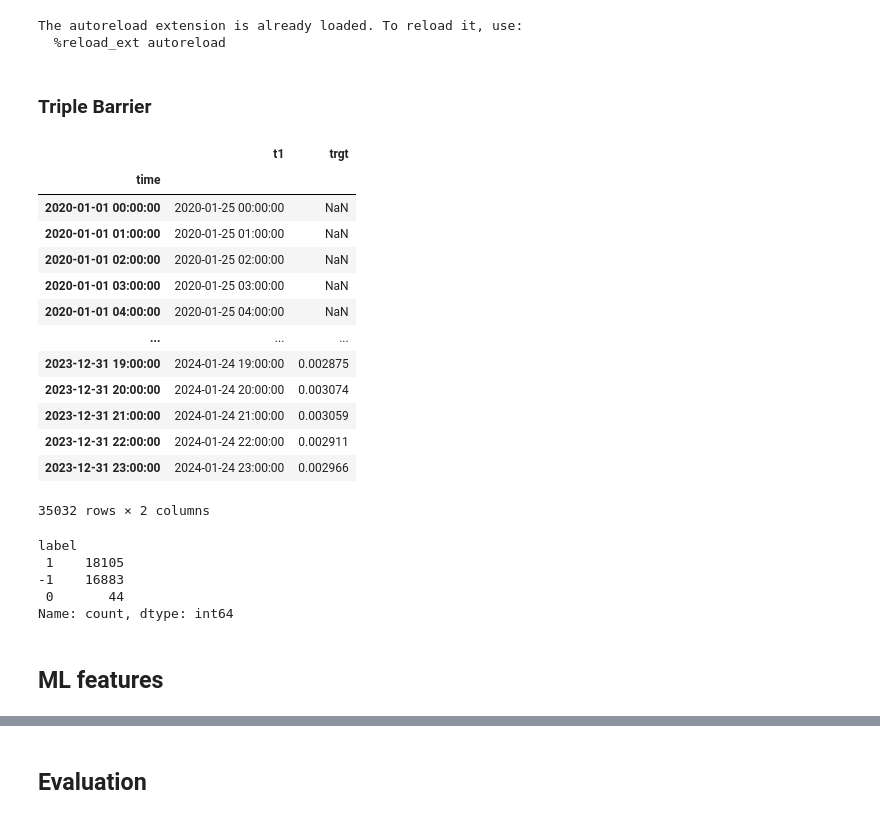
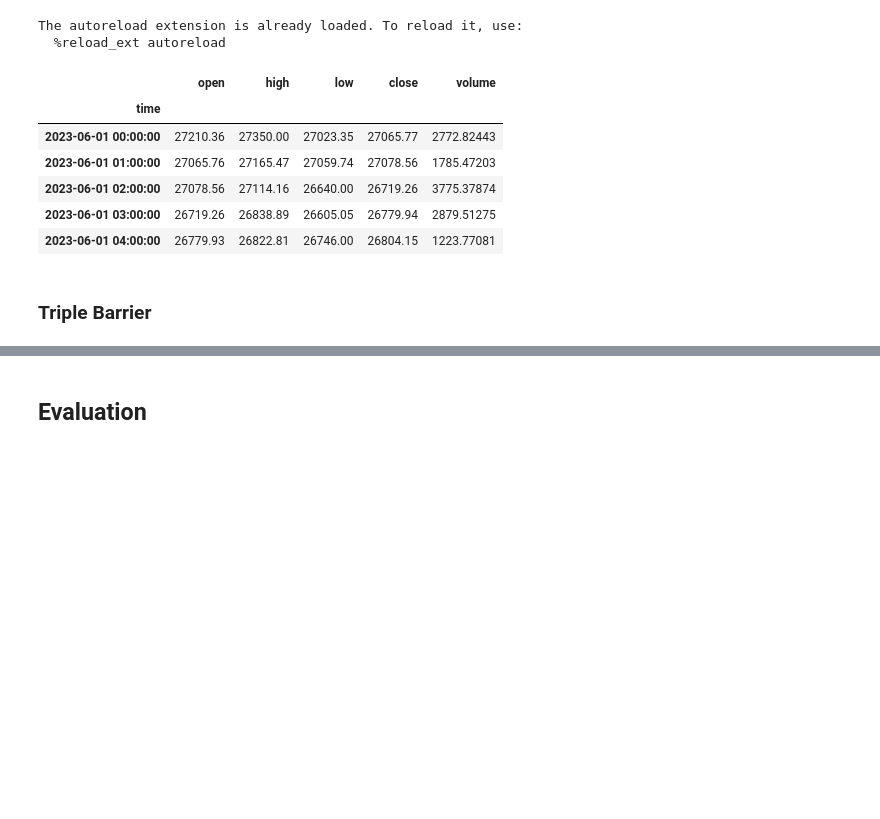
Before and after one commit to cedTrad/StrategyLab, a Jupyter notebook: app.ipynb, the cells around one changed output, grey strips where cells are left out. Cells and saved outputs as stored; diff of their text form; code cells hidden in the pictures; blank space fills up the shorter version.

```diff
--- a/app.ipynb
+++ b/app.ipynb
@@ -1,21 +1,50 @@
 # %%
 import pandas as pd
 import numpy as np
 import sqlalchemy
 
 from sklearn.model_selection import train_test_split
 from sklearn.preprocessing import StandardScaler
 from sklearn.ensemble import RandomForestClassifier
 from sklearn.metrics import classification_report, accuracy_score
 
 
 from data import db
 from ml.processing import var_to_str
 from ml.labels import apply_triple_barrier
 from ml.analytics import exponential_decay, return_attribution
 
+from ml_model.pipeline import get_pipeline, save_pipeline
+
 %load_ext autoreload
 %autoreload 2
+
+
+
+SYMBOL = "BTC"
+start = "2023-06"
+end = "2024"
+
+DB = db.connect_db("database", interval="1h")
+data = DB.get_data(SYMBOL)
+data = data.loc[start:end]
+
+
+def var_to_str(data):
+    data.columns = [str(col) if isinstance(col, sqlalchemy.sql.elements.quoted_name) else col for col in data.columns]
+
+
+#data.reset_index(inplace=True)
+var_to_str(data)
+
+data.head()
 # %% [output]
 The autoreload extension is already loaded. To reload it, use:
   %reload_ext autoreload
+|  | open | high | low | close | volume |
+| time |  |  |  |  |  |
+| 2023-06-01 00:00:00 | 27210.36 | 27350.00 | 27023.35 | 27065.77 | 2772.82443 |
+| 2023-06-01 01:00:00 | 27065.76 | 27165.47 | 27059.74 | 27078.56 | 1785.47203 |
+| 2023-06-01 02:00:00 | 27078.56 | 27114.16 | 26640.00 | 26719.26 | 3775.37874 |
+| 2023-06-01 03:00:00 | 26719.26 | 26838.89 | 26605.05 | 26779.94 | 2879.51275 |
+| 2023-06-01 04:00:00 | 26779.93 | 26822.81 | 26746.00 | 26804.15 | 1223.77081 |
@@ -37,36 +51,2 @@ var_to_str(data)
 # %% [markdown]
 ### Triple Barrier
-# %%
-# Calcul de la volatilité quotidienne avec une fenêtre glissante de 24 heures
-daily_vol = data['close'].pct_change().rolling(window=24).std()
-
-events = pd.DataFrame(index=data.index)
-events['t1'] = events.index + pd.Timedelta(days=24)  # Expiration après 24 heure
-events['trgt'] = daily_vol
-events
-# %% [output]
-|  | t1 | trgt |
-| time |  |  |
-| 2020-01-01 00:00:00 | 2020-01-25 00:00:00 | NaN |
-| 2020-01-01 01:00:00 | 2020-01-25 01:00:00 | NaN |
-| 2020-01-01 02:00:00 | 2020-01-25 02:00:00 | NaN |
-| 2020-01-01 03:00:00 | 2020-01-25 03:00:00 | NaN |
-| 2020-01-01 04:00:00 | 2020-01-25 04:00:00 | NaN |
-| ... | ... | ... |
-| 2023-12-31 19:00:00 | 2024-01-24 19:00:00 | 0.002875 |
-| 2023-12-31 20:00:00 | 2024-01-24 20:00:00 | 0.003074 |
-| 2023-12-31 21:00:00 | 2024-01-24 21:00:00 | 0.003059 |
-| 2023-12-31 22:00:00 | 2024-01-24 22:00:00 | 0.002911 |
-| 2023-12-31 23:00:00 | 2024-01-24 23:00:00 | 0.002966 |
-35032 rows × 2 columns
-# %%
-labels = apply_triple_barrier(data['close'], events, profit_mult=2, loss_mult=2, time_barrier=10)
-labels['label'].value_counts()
-# %% [output]
-label
- 1    18105
--1    16883
- 0       44
-Name: count, dtype: int64
-# %% [markdown]
-## ML features
```
Also changed, not shown: parts of 30 cells of this notebook, 12 other files.
